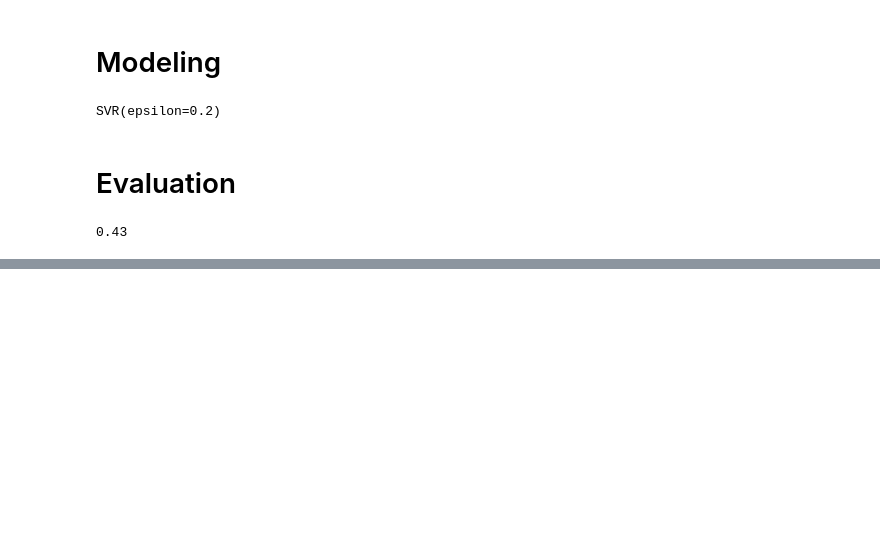
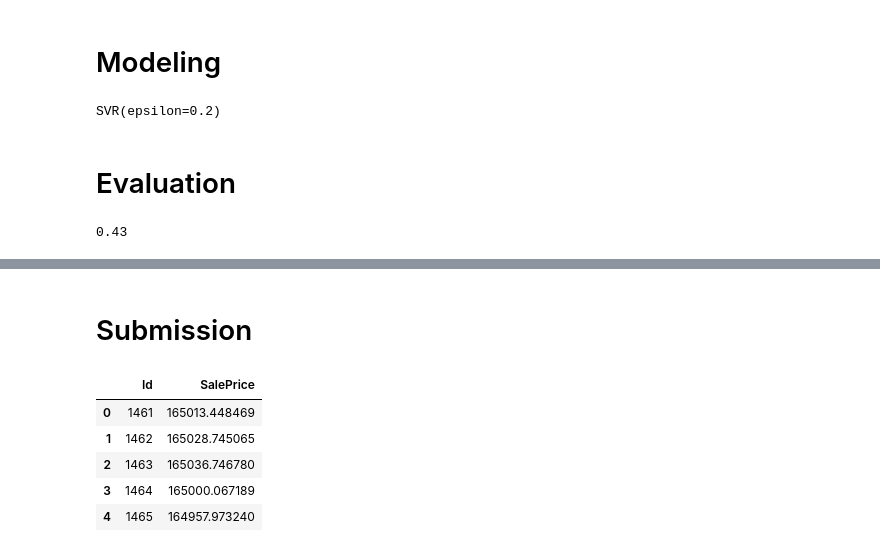
Before and after one commit to cuongmvn/data_science_in_production, a Jupyter notebook: notebooks/house-prices-v2.ipynb, the cells around one changed output, grey strips where cells are left out. Drawn from its saved outputs; the diff is of its cells as text; code cells hidden in the pictures; blank space fills up the shorter version.

```diff
--- a/notebooks/house-prices-v2.ipynb
+++ b/notebooks/house-prices-v2.ipynb
@@ -338,0 +370,13 @@ compute_rmsle(y_test, y_pred)
+# %% [markdown]
+# Submission
+# %%
+inference_pred_series = pd.Series(inference_pred, name=target_column)
+submission_df = inference_df.reset_index().join(inference_pred_series)[['Id', target_column]]
+submission_df.head()
+# %% [output]
+|  | Id | SalePrice |
+| 0 | 1461 | 165013.448469 |
+| 1 | 1462 | 165028.745065 |
+| 2 | 1463 | 165036.746780 |
+| 3 | 1464 | 165000.067189 |
+| 4 | 1465 | 164957.973240 |
```
Also changed, not shown: parts of 8 cells of this notebook, 5 other files.
